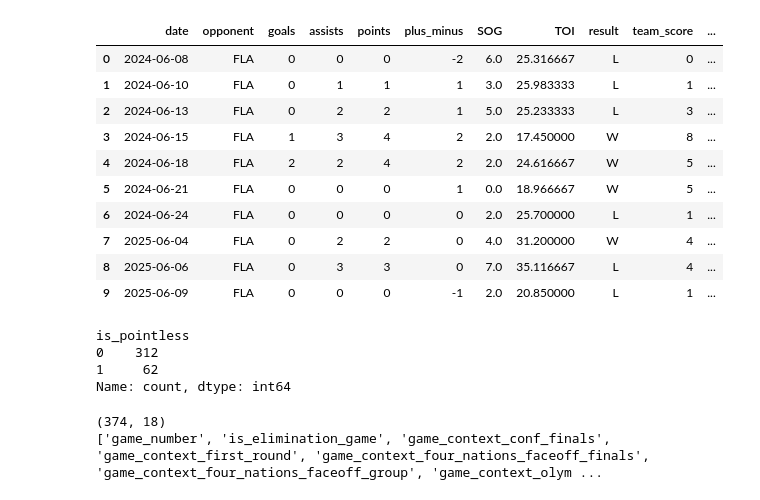
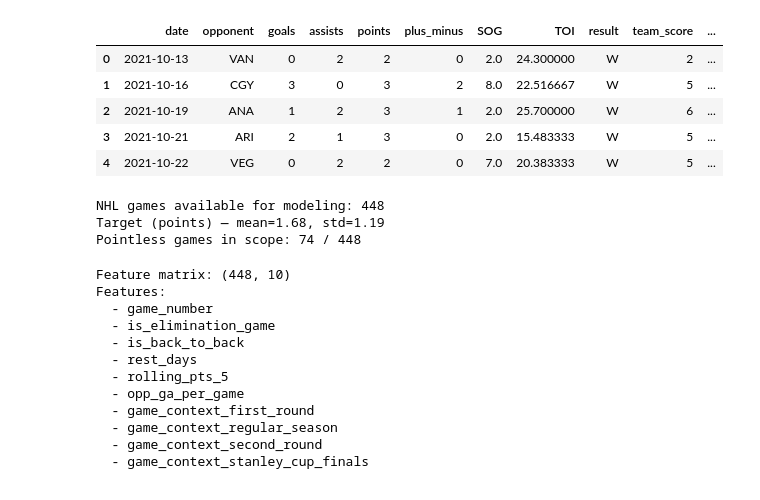
Before and after one commit to KylanHuynh7/Variance97, a Jupyter notebook: notebooks/03_ml_model.ipynb, the cells around one changed output. Drawn from its saved outputs; the diff is of its cells as text; code cells hidden in the pictures.

```diff
--- a/notebooks/03_ml_model.ipynb
+++ b/notebooks/03_ml_model.ipynb
@@ -24,39 +32,65 @@ from sklearn.metrics import confusion_matrix, classification_report
 # %%
 mcdavid_df = pd.read_csv('../data/mcdavid_game_log_clean.csv')
-mcdavid_df['result'] = mcdavid_df['result'].str.strip()
-mcdavid_df.head(10)
+mcdavid_df['result'] = mcdavid_df['result'].astype(str).str.strip()
+mcdavid_df['date'] = pd.to_datetime(mcdavid_df['date'])
+mcdavid_df.head()
 # %% [output]
 |  | date | opponent | goals | assists | points | plus_minus | SOG | TOI | result | team_score | ... |
-| 0 | 2024-06-08 | FLA | 0 | 0 | 0 | -2 | 6.0 | 25.316667 | L | 0 | ... |
-| 1 | 2024-06-10 | FLA | 0 | 1 | 1 | 1 | 3.0 | 25.983333 | L | 1 | ... |
-| 2 | 2024-06-13 | FLA | 0 | 2 | 2 | 1 | 5.0 | 25.233333 | L | 3 | ... |
-| 3 | 2024-06-15 | FLA | 1 | 3 | 4 | 2 | 2.0 | 17.450000 | W | 8 | ... |
-| 4 | 2024-06-18 | FLA | 2 | 2 | 4 | 2 | 2.0 | 24.616667 | W | 5 | ... |
-| 5 | 2024-06-21 | FLA | 0 | 0 | 0 | 1 | 0.0 | 18.966667 | W | 5 | ... |
-| 6 | 2024-06-24 | FLA | 0 | 0 | 0 | 0 | 2.0 | 25.700000 | L | 1 | ... |
-| 7 | 2025-06-04 | FLA | 0 | 2 | 2 | 0 | 4.0 | 31.200000 | W | 4 | ... |
-| 8 | 2025-06-06 | FLA | 0 | 3 | 3 | 0 | 7.0 | 35.116667 | L | 4 | ... |
-| 9 | 2025-06-09 | FLA | 0 | 0 | 0 | -1 | 2.0 | 20.850000 | L | 1 | ... |
+| 0 | 2021-10-13 | VAN | 0 | 2 | 2 | 0 | 2.0 | 24.300000 | W | 2 | ... |
+| 1 | 2021-10-16 | CGY | 3 | 0 | 3 | 2 | 8.0 | 22.516667 | W | 5 | ... |
+| 2 | 2021-10-19 | ANA | 1 | 2 | 3 | 1 | 2.0 | 25.700000 | W | 6 | ... |
+| 3 | 2021-10-21 | ARI | 2 | 1 | 3 | 0 | 2.0 | 15.483333 | W | 5 | ... |
+| 4 | 2021-10-22 | VEG | 0 | 2 | 2 | 0 | 7.0 | 20.383333 | W | 5 | ... |
 # %%
-mcdavid_df['is_pointless'] = (mcdavid_df['points'] == 0).astype(int)
-print(mcdavid_df['is_pointless'].value_counts())
+# Scope to NHL games only. International contexts have no opponent_ga_per_game
+# (different leagues / no NHL standings data) and would force zero coefficients
+# on contexts the model never trained on.
+nhl_contexts = ['regular_season', 'first_round', 'second_round',
+                'conf_finals', 'stanley_cup_finals']
+nhl_df = mcdavid_df[mcdavid_df['game_context'].isin(nhl_contexts)].copy()
+
+# Drop rows missing engineered features (first game has NaN rest_days/rolling_pts).
+required = ['points', 'opp_ga_per_game', 'rest_days', 'rolling_pts_5']
+nhl_df = nhl_df.dropna(subset=required).reset_index(drop=True)
+
+print(f"NHL games available for modeling: {len(nhl_df)}")
+print(f"Target (points) — mean={nhl_df['points'].mean():.2f}, std={nhl_df['points'].std():.2f}")
+print(f"Pointless games in scope: {(nhl_df['points'] == 0).sum()} / {len(nhl_df)}")
 # %% [output]
-is_pointless
-0    312
-1     62
-Name: count, dtype: int64
+NHL games available for modeling: 448
+Target (points) — mean=1.68, std=1.19
+Pointless games in scope: 74 / 448
 # %%
-mcdavid_df['game_number'] = mcdavid_df['game_number'].fillna(0)
+# Feature engineering. game_number=0 for regular season is meaningful (no series state).
+nhl_df['game_number'] = nhl_df['game_number'].fillna(0).astype(int)
+nhl_df['is_elimination_game'] = nhl_df['is_elimination_game'].astype(int)
+nhl_df['is_back_to_back'] = nhl_df['is_back_to_back'].astype(int)
 
-features = ['game_number', 'game_context', 'is_elimination_game', 'season']
-target = 'is_pointless'
+categorical = ['game_context']
+numeric = ['game_number', 'is_elimination_game', 'is_back_to_back',
+           'rest_days', 'rolling_pts_5', 'opp_ga_per_game']
 
-X = pd.get_dummies(mcdavid_df[features], ['game_context', 'season'])
-y = mcdavid_df[target]
+X = pd.concat([
+    nhl_df[numeric].astype(float),
+    pd.get_dummies(nhl_df[categorical], drop_first=True).astype(float),
+], axis=1)
+y = nhl_df['points'].astype(float)
 
-print(X.shape)
-print(X.columns.tolist())
+print(f"Feature matrix: {X.shape}")
+print("Features:")
+for col in X.columns:
+    print(f"  - {col}")
 # %% [output]
-(374, 18)
-['game_number', 'is_elimination_game', 'game_context_conf_finals', 'game_context_first_round', 'game_context_four_nations_faceoff_finals', 'game_context_four_nations_faceoff_group', 'game_context_olym ...
+Feature matrix: (448, 10)
+Features:
+  - game_number
+  - is_elimination_game
+  - is_back_to_back
+  - rest_days
+  - rolling_pts_5
+  - opp_ga_per_game
+  - game_context_first_round
+  - game_context_regular_season
+  - game_context_second_round
+  - game_context_stanley_cup_finals
 # %%
```
Also changed, not shown: parts of 11 cells of this notebook.
